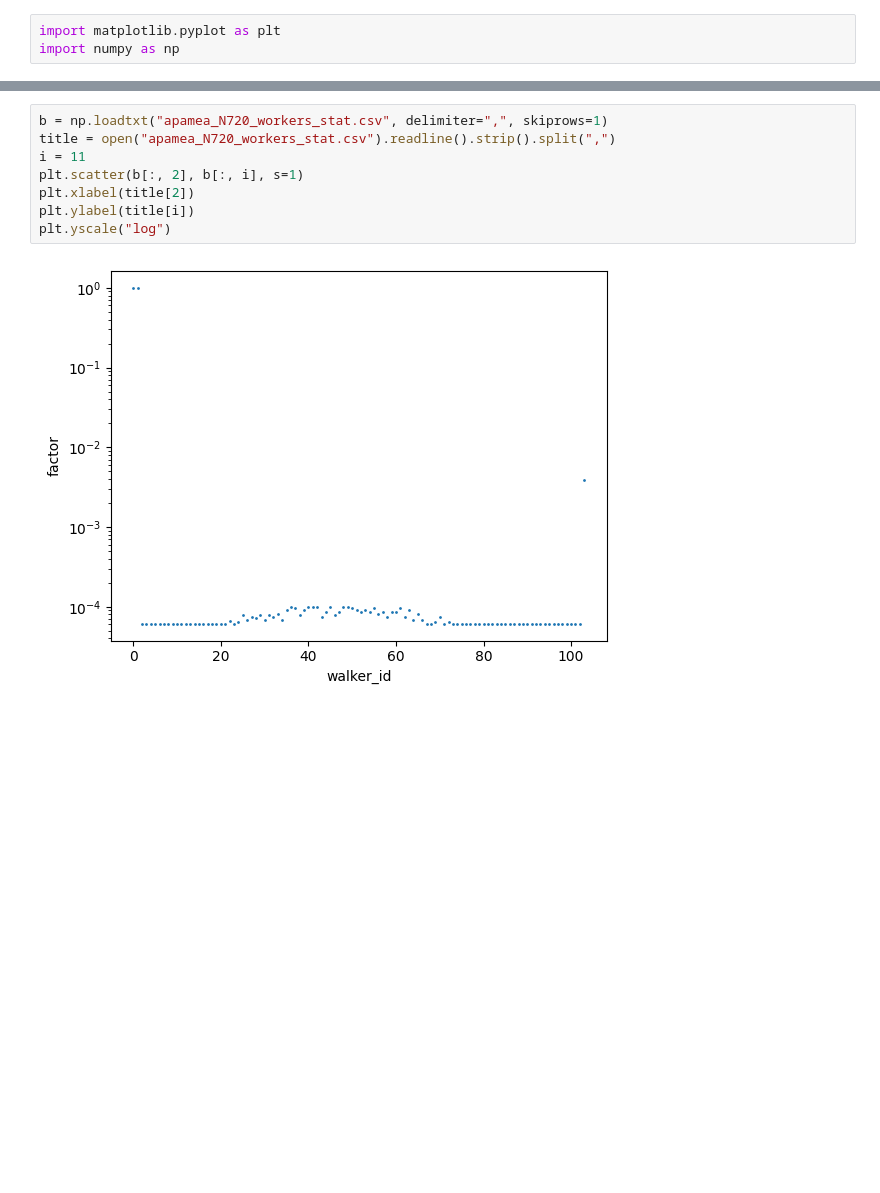
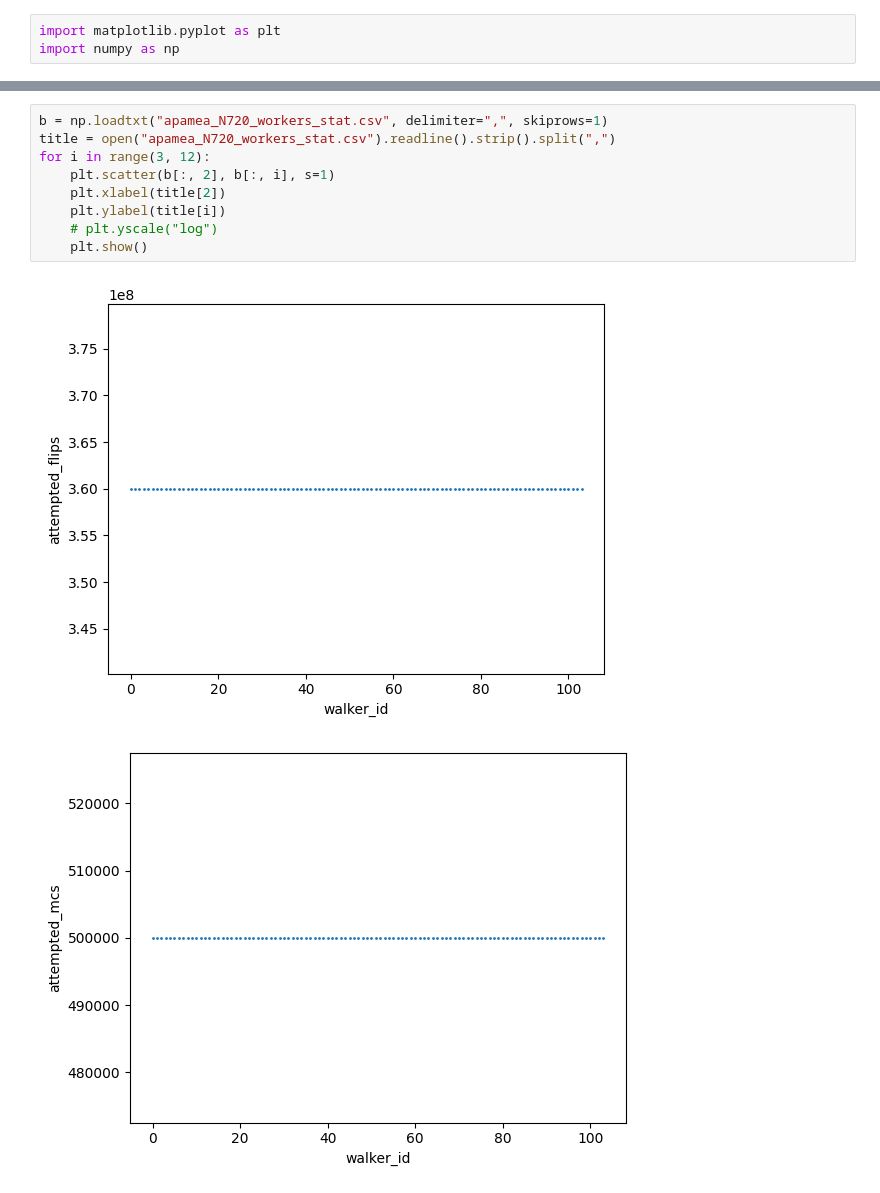
Before and after one commit to Faikert/replica_exchange_wang_landau, a Jupyter notebook: test.ipynb, the cells around one changed output, grey strips where cells are left out. Cells and saved outputs as stored; diff of their text form; blank space fills up the shorter version.

```diff
--- a/test.ipynb
+++ b/test.ipynb
@@ -22,10 +22,12 @@ plt.scatter(b[:, 1], b[:, 2], s=1)
 # %%
 b = np.loadtxt("apamea_N720_workers_stat.csv", delimiter=",", skiprows=1)
 title = open("apamea_N720_workers_stat.csv").readline().strip().split(",")
-i = 11
-plt.scatter(b[:, 2], b[:, i], s=1)
-plt.xlabel(title[2])
-plt.ylabel(title[i])
-plt.yscale("log")
+for i in range(3, 12):
+    plt.scatter(b[:, 2], b[:, i], s=1)
+    plt.xlabel(title[2])
+    plt.ylabel(title[i])
+    # plt.yscale("log")
+    plt.show()
 # %% [output]
-[figure, old version]
+[figure, new version]
+[figure, added]
```
Also changed, not shown: parts of 7 cells of this notebook, 12 other files.
